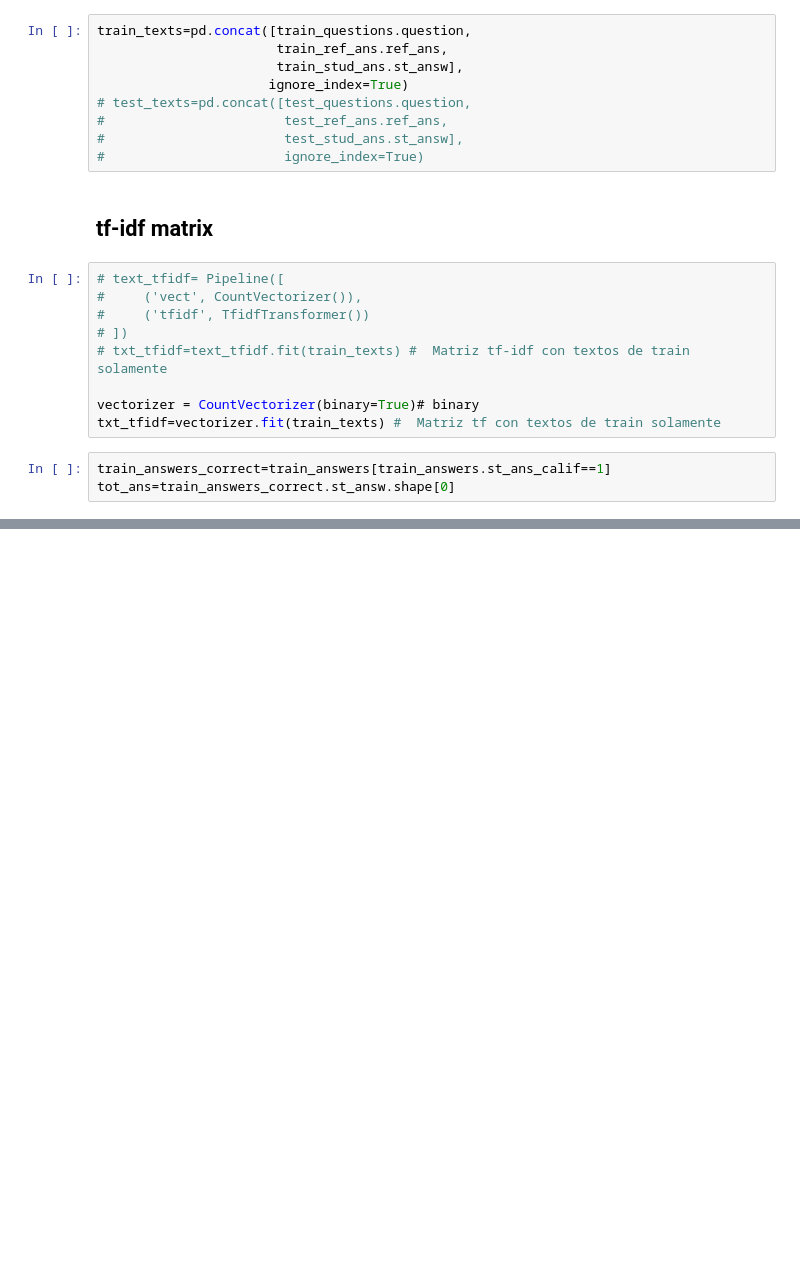
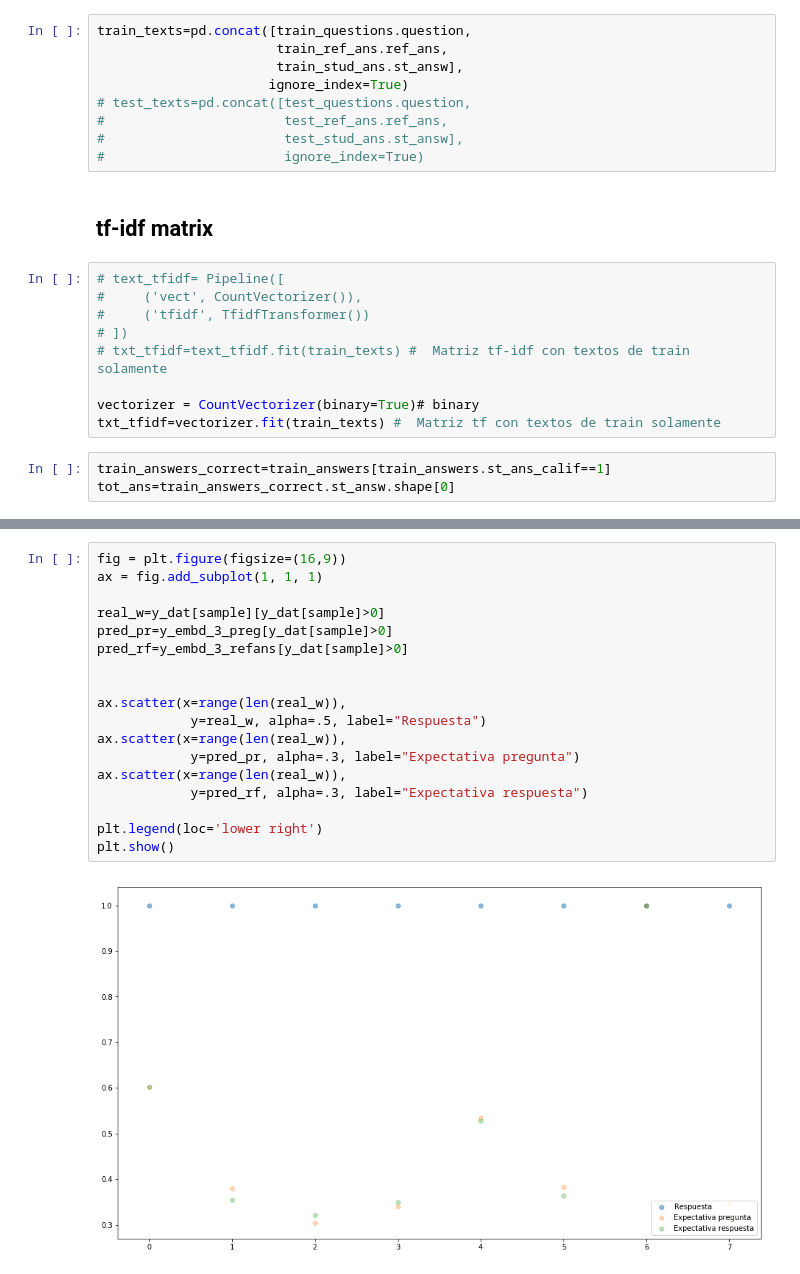
Before and after one commit to Yagwar/ASAG_Test, a Jupyter notebook: Expected probability distances.ipynb, the cells around one changed output, grey strips where cells are left out. Drawn from its saved outputs; the diff is of its cells as text; blank space fills up the shorter version.

```diff
--- a/Expected probability distances.ipynb
+++ b/Expected probability distances.ipynb
@@ -276,2 +329,22 @@ plt.show()
+# %%
+fig = plt.figure(figsize=(16,9))
+ax = fig.add_subplot(1, 1, 1)
+
+real_w=y_dat[sample][y_dat[sample]>0]
+pred_pr=y_embd_3_preg[y_dat[sample]>0]
+pred_rf=y_embd_3_refans[y_dat[sample]>0]
+
+
+ax.scatter(x=range(len(real_w)),
+            y=real_w, alpha=.5, label="Respuesta")
+ax.scatter(x=range(len(real_w)),
+            y=pred_pr, alpha=.3, label="Expectativa pregunta")
+ax.scatter(x=range(len(real_w)),
+            y=pred_rf, alpha=.3, label="Expectativa respuesta")
+
+plt.legend(loc='lower right')
+plt.show()
+# %% [output]
+[figure, added]
 # %%
 cos_dist,euclid_dist=dists_resp(train_preg_ref_X_info[sample],train_preg_ref_X_info[sample],y_embd_3)
```
Also changed, not shown: parts of 27 cells of this notebook, 1 other file.
